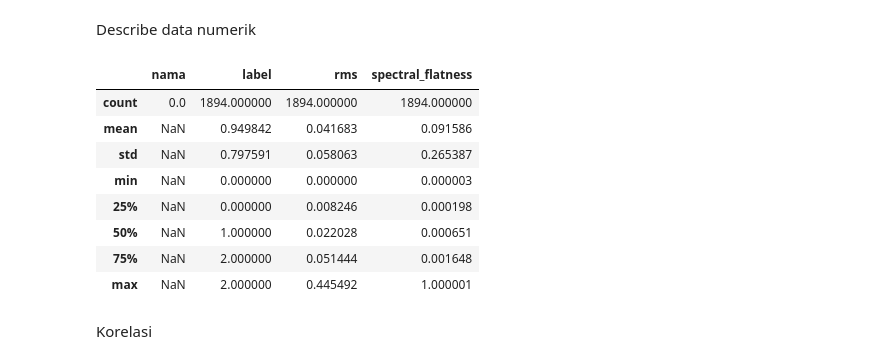
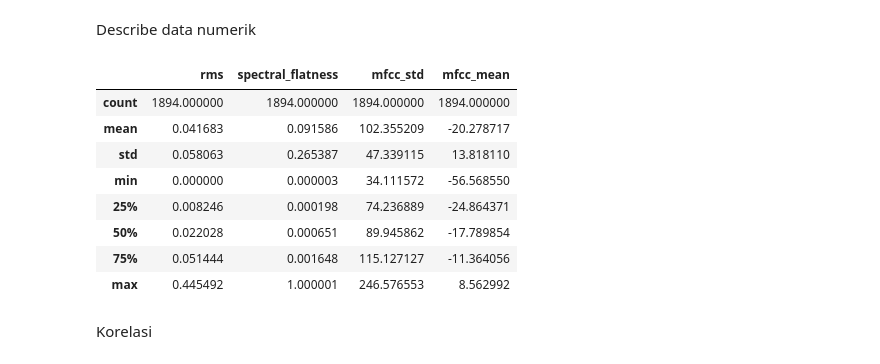
Before and after one commit to FathanAM0/Dasar-Kecerdasan-Artificial_Tugas-Besar, a Jupyter notebook: code_1-Labelling-Feature-Extraction.ipynb, the cells around one changed output. Saved outputs shown, nothing was run; the diff lists cells and outputs as text; code cells hidden in the pictures.

```diff
--- a/code_1-Labelling-Feature-Extraction.ipynb
+++ b/code_1-Labelling-Feature-Extraction.ipynb
@@ -235,6 +233,14 @@ def get_spectral_flatness(segment):
 
 def get_mfcc(segment):
     return librosa.feature.mfcc(y=segment, sr=SAMPLE_RATE)
+
+def get_mfcc_mean(segment):
+    mfcc = librosa.feature.mfcc(y=segment, sr=SAMPLE_RATE)
+    return np.mean(mfcc)
+
+def get_mfcc_std(segment):
+    mfcc = librosa.feature.mfcc(y=segment, sr=SAMPLE_RATE)
+    return np.std(mfcc)
 # %% [markdown]
 Generete fitur tiap segment
 # %%
@@ -255,6 +261,8 @@ for data in dataset_raw:
         "rms": get_rms(segment),
         "spectral_flatness": get_spectral_flatness(segment),
         "mfcc": get_mfcc(segment),
+        "mfcc_std": get_mfcc_std(segment),
+        "mfcc_mean": get_mfcc_mean(segment),
     }
 
     dataset_fe += [data]
@@ -268,6 +276,9 @@ with open(f"{MAIN_PATH}/Dataset/dataset_raw.pkl", "wb") as f:
     pickle.dump(dataset_raw, f)
 # %% [markdown]
 # EDA
+# %%
+with open(f"{MAIN_PATH}/Dataset/dataset_fe.pkl", "rb") as f:
+    dataset_fe = pickle.load(f)
 # %%
 dataset_fe
 # %% [output]
@@ -291,7 +302,7 @@ dataset_fe
 # %% [markdown]
 Membuat pandas dataframe
 # %%
-df = pd.DataFrame(dataset_fe, columns=["path", "nama", "timestamp", "label", "raw", "rms", "spectral_flatness", "mfcc"])
+df = pd.DataFrame(dataset_fe, columns=["path", "nama", "timestamp", "label", "raw", "rms", "spectral_flatness", "mfcc", "mfcc_std", "mfcc_mean"])
 # %%
 df_p = df.copy()
 df_p["label"] = df_p["label"].apply(lambda x: 1 if x in [0, 1] else x)
@@ -301,17 +312,17 @@ df_k["label"] = df_k["label"].apply(lambda x: 1 if x in [1, 2] else x)
 # %% [markdown]
 Describe data numerik
 # %%
-df.describe()
+df.describe()[["rms", "spectral_flatness", "mfcc_std", "mfcc_mean"]]
 # %% [output]
-|  | nama | label | rms | spectral_flatness |
-| count | 0.0 | 1894.000000 | 1894.000000 | 1894.000000 |
-| mean | NaN | 0.949842 | 0.041683 | 0.091586 |
-| std | NaN | 0.797591 | 0.058063 | 0.265387 |
-| min | NaN | 0.000000 | 0.000000 | 0.000003 |
-| 25% | NaN | 0.000000 | 0.008246 | 0.000198 |
-| 50% | NaN | 1.000000 | 0.022028 | 0.000651 |
-| 75% | NaN | 2.000000 | 0.051444 | 0.001648 |
-| max | NaN | 2.000000 | 0.445492 | 1.000001 |
+|  | rms | spectral_flatness | mfcc_std | mfcc_mean |
+| count | 1894.000000 | 1894.000000 | 1894.000000 | 1894.000000 |
+| mean | 0.041683 | 0.091586 | 102.355209 | -20.278717 |
+| std | 0.058063 | 0.265387 | 47.339115 | 13.818110 |
+| min | 0.000000 | 0.000003 | 34.111572 | -56.568550 |
+| 25% | 0.008246 | 0.000198 | 74.236889 | -24.864371 |
+| 50% | 0.022028 | 0.000651 | 89.945862 | -17.789854 |
+| 75% | 0.051444 | 0.001648 | 115.127127 | -11.364056 |
+| max | 0.445492 | 1.000001 | 246.576553 | 8.562992 |
 # %% [markdown]
 Korelasi
 # %%
```
Also changed, not shown: parts of 8 cells of this notebook, 15 other files.
